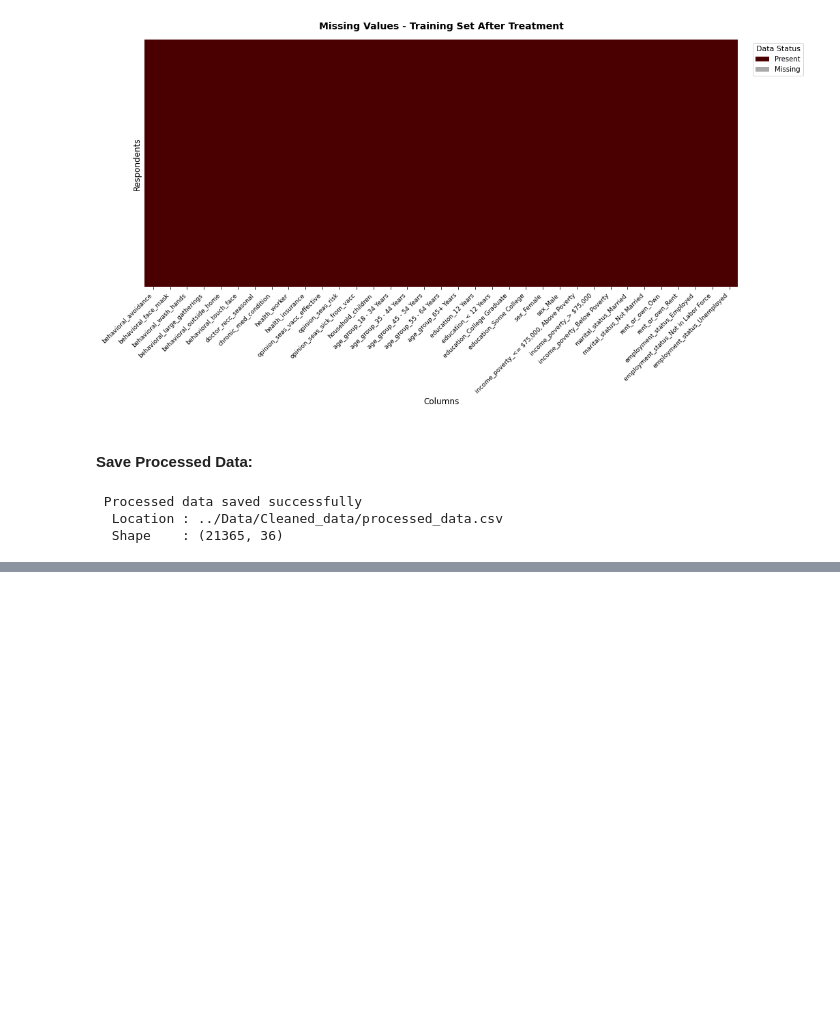
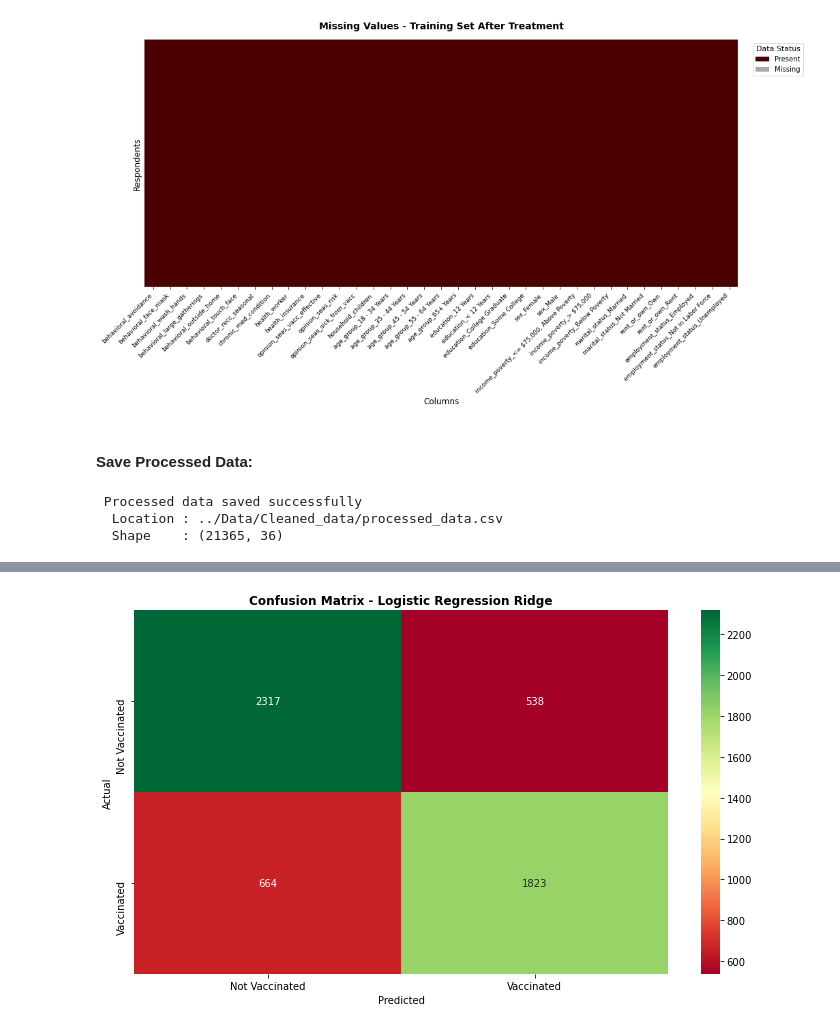
Before and after one commit to Naomiteroh/Project-3, a Jupyter notebook: Notebooks/03_Final_Notebook.ipynb, the cells around one changed output, grey strips where cells are left out. Saved outputs shown, nothing was run; the diff lists cells and outputs as text; code cells hidden in the pictures; blank space fills up the shorter version.

```diff
--- a/Notebooks/03_Final_Notebook.ipynb
+++ b/Notebooks/03_Final_Notebook.ipynb
@@ -692,0 +870,75 @@ print(f"  Shape    : {X_train_df.shape}")
+# %%
+#Ridge Regression with Hyperparameter tuning
+
+
+# Define reusable function for regularized logistic regression
+def build_logistic_pipeline(penalty, C_values):
+    """
+    Reusable function to build and tune logistic regression
+    pipeline with either Ridge (L2) or Lasso (L1) regularization.
+
+    Parameters:
+    -----------
+    penalty : str
+        Regularization type - 'l1' or 'l2'
+    C_values : list
+        List of C values to search over
+
+    Returns:
+    --------
+    best_pipeline : fitted pipeline with best hyperparameters
+    """
+    # Build pipeline
+    pipeline = Pipeline([
+        ("preprocessor", preprocessor),
+        ("classifier", LogisticRegression(
+            penalty=penalty,
+            random_state=RANDOM_STATE,
+            max_iter=1000,
+            solver="saga"    # Saga solver supports both L1 and L2
+        ))
+    ])
+
+    # Define hyperparameter grid
+    param_grid = {
+        "classifier__C": C_values
+    }
+
+    # GridSearchCV to find best C value
+    # cv=5 means 5 fold cross validation
+    # scoring="roc_auc" aligns with our success metric
+    grid_search = GridSearchCV(
+        pipeline,
+        param_grid,
+        cv=5,
+        scoring="roc_auc",
+        n_jobs=-1    # Use all available cores
+    )
+
+    # Fit on training data only
+    grid_search.fit(X_train, y_train)
+
+    print(f" Best C value : {grid_search.best_params_['classifier__C']}")
+    print(f"  Best ROC AUC : {grid_search.best_score_:.4f}")
+
+    return grid_search.best_estimator_
+
+# Build and tune Ridge model
+print("Logistic Regression with Ridge (L2) ")
+ridge_pipeline = build_logistic_pipeline(
+    penalty="l2",
+    C_values=[0.001, 0.01, 0.1, 1, 10, 100]
+)
+
+# Predict on test data
+y_pred_ridge = ridge_pipeline.predict(X_test)
+y_prob_ridge = ridge_pipeline.predict_proba(X_test)[:, 1]
+
+# Evaluate using our reusable function
+ridge_results = evaluate_model(
+    "Logistic Regression Ridge",
+    y_test,
+    y_pred_ridge,
+    y_prob_ridge
+)
+# %% [output]
@@ -692,0 +962 @@ print(f"  Shape    : {X_train_df.shape}")
+[figure, added]
```
Also changed, not shown: parts of 16 cells of this notebook.
